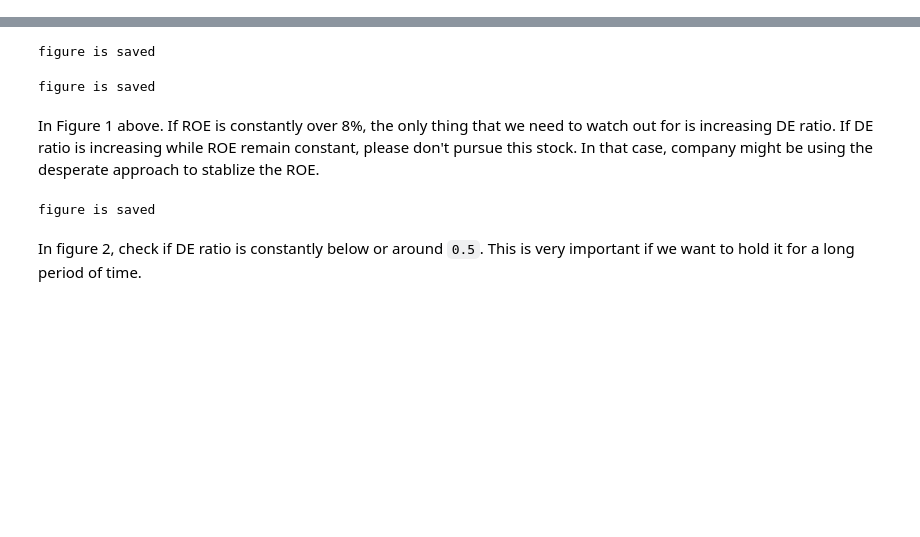
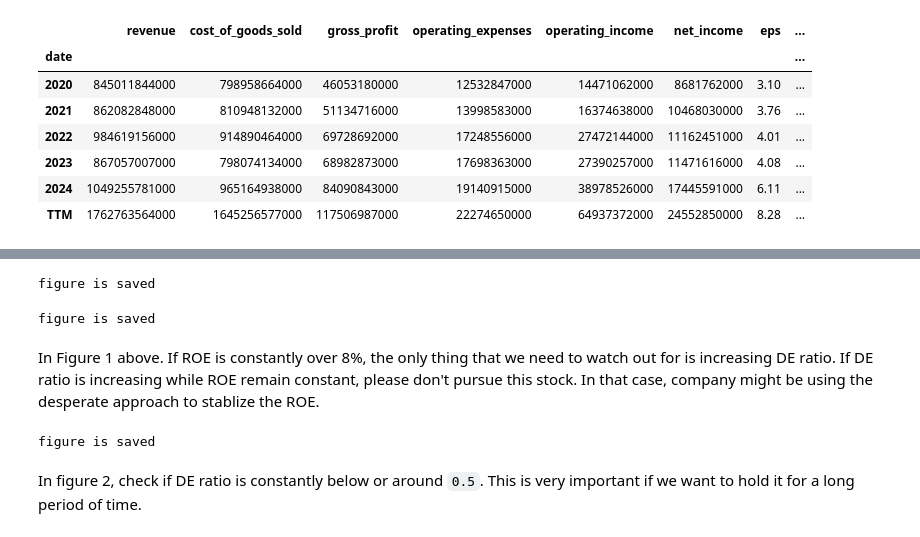
Before and after one commit to fbcharles747/company_evaluation, a Jupyter notebook: Buffet_accounting_book_playground.ipynb, the cells around one changed output, grey strips where cells are left out. Drawn from its saved outputs; the diff is of its cells as text; code cells hidden in the pictures; blank space fills up the shorter version.

Commit message:
generate final reporting

```diff
--- a/Buffet_accounting_book_playground.ipynb
+++ b/Buffet_accounting_book_playground.ipynb
@@ -70,14 +69,0 @@ Fetching financial data for AAPL...
-# %%
-#@title JSON data
-
-client :FMP = FMP(api_key=apikey,config_file="./fmp_endpoints.json",log_enabled=False)
-keymetrics_data:list[dict]=client.call("key-metrics",symbol=stock_symbol).json()
-keymetrics_data.reverse()
-ratio_data:list[dict]=client.call(endpoint_name="ratios",symbol=stock_symbol).json()
-ratio_data.reverse()
-balance_data:list[dict]=client.call(endpoint_name="balance-sheet-statement",symbol=stock_symbol).json()
-balance_data.reverse()
-income_data:list[dict]=client.call(endpoint_name="income-statement",symbol=stock_symbol).json()
-income_data.reverse()
-cashflow_data:list[dict]=client.call(endpoint_name="cash-flow-statement",symbol=stock_symbol).json()
-cashflow_data.reverse()
@@ -126,0 +70,23 @@ Table for AAPL
+# %%
+#@title JSON data
+import json
+import os
+
+balance_statements:list[dict] = []
+income_statements:list[dict] = []
+cashflow_statements:list[dict] = []
+
+report_directory:str = "original_reports"
+
+print(f"report directory: {report_directory}")
+
+with open(os.path.join(report_directory,"balance_statements"
+".json"), 'r') as f:
+    balance_data:dict = json.load(f)
+    balance_statements = balance_data["balance_sheets"]
+with open(os.path.join(report_directory,"income_statements.json"), 'r') as f:
+    income_data:dict = json.load(f)
+    income_statements = income_data["income_statements"]
+with open(os.path.join(report_directory,"cashflow_statements.json"), 'r') as f:
+    cashflow_data:dict = json.load(f)
+    cashflow_statements = cashflow_data["cashflow_statements"]
@@ -126,0 +95,5 @@ Table for AAPL
+# %%
+balance_frames:pd.DataFrame = pd.DataFrame(balance_statements).set_index('date').sort_index()
+income_frames:pd.DataFrame = pd.DataFrame(income_statements).set_index('date').sort_index()
+cashflow_frames:pd.DataFrame = pd.DataFrame(cashflow_statements).set_index('date').sort_index()
+balance_frames
@@ -126,0 +108,11 @@ Table for AAPL
+# %%
+income_frames
+# %% [output]
+|  | revenue | cost_of_goods_sold | gross_profit | operating_expenses | operating_income | net_income | eps | ... |
+| date |  |  |  |  |  |  |  | ... |
+| 2020 | 845011844000 | 798958664000 | 46053180000 | 12532847000 | 14471062000 | 8681762000 | 3.10 | ... |
+| 2021 | 862082848000 | 810948132000 | 51134716000 | 13998583000 | 16374638000 | 10468030000 | 3.76 | ... |
+| 2022 | 984619156000 | 914890464000 | 69728692000 | 17248556000 | 27472144000 | 11162451000 | 4.01 | ... |
+| 2023 | 867057007000 | 798074134000 | 68982873000 | 17698363000 | 27390257000 | 11471616000 | 4.08 | ... |
+| 2024 | 1049255781000 | 965164938000 | 84090843000 | 19140915000 | 38978526000 | 17445591000 | 6.11 | ... |
+| TTM | 1762763564000 | 1645256577000 | 117506987000 | 22274650000 | 64937372000 | 24552850000 | 8.28 | ... |
```
Also changed, not shown: parts of 26 cells of this notebook.
